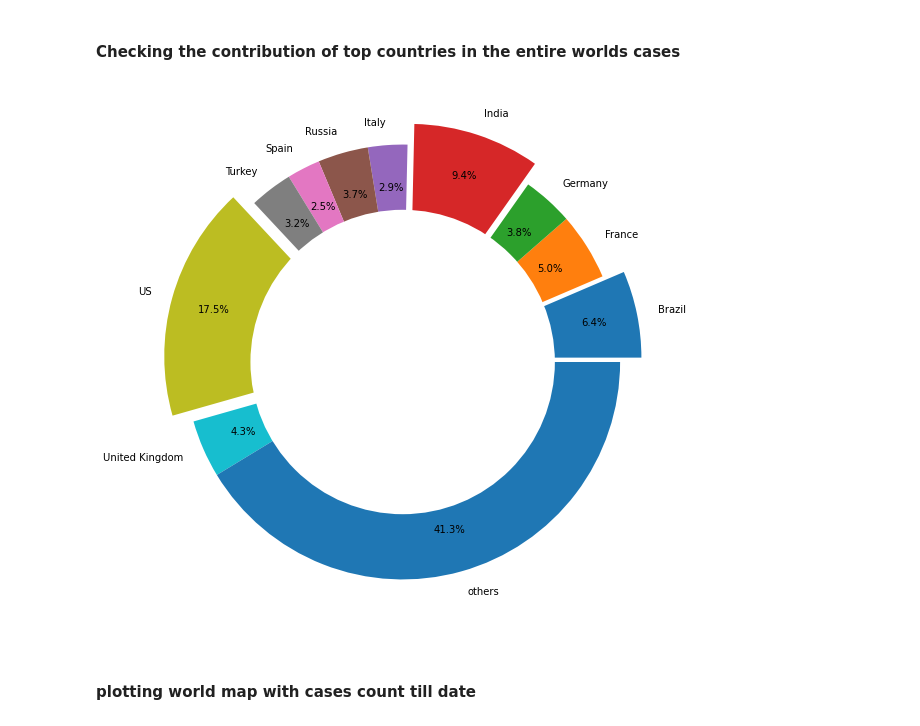
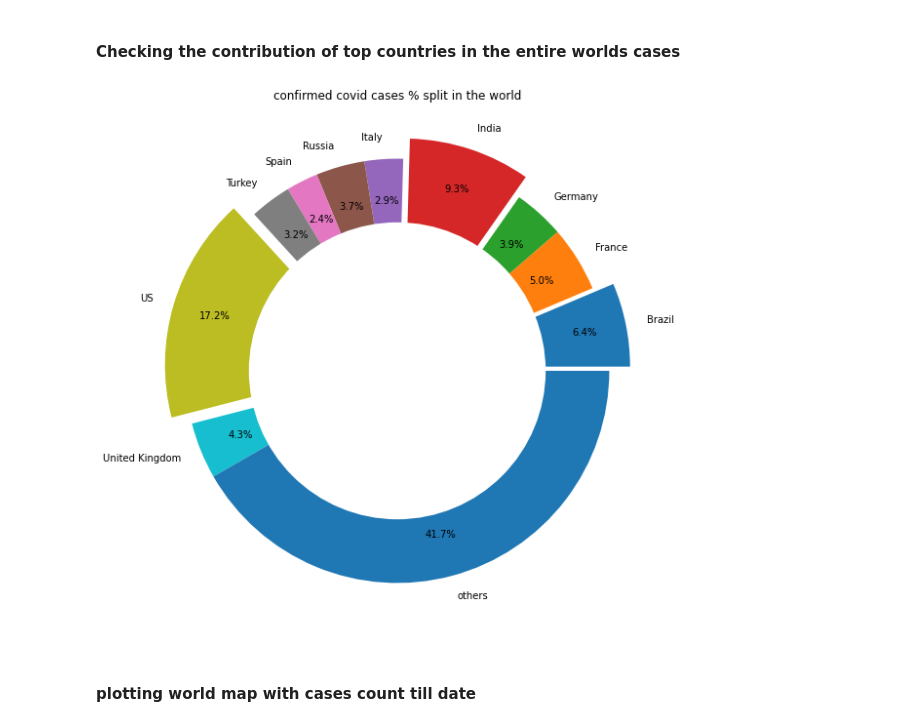
Before and after one commit to tejachalmala/Applied-DataScience-Assignment1, a Jupyter notebook: CovidJHUtimetrends.ipynb, the cells around one changed output. Drawn from its saved outputs; the diff is of its cells as text; code cells hidden in the pictures.

```diff
--- a/CovidJHUtimetrends.ipynb
+++ b/CovidJHUtimetrends.ipynb
@@ -11,6 +16,13 @@ from datetime import datetime
 # %% [markdown]
 ## Static Information
 # %%
-confirmed_global = 'data/time_series_covid19_confirmed_global_new.csv'
-deaths_global = 'data/time_series_covid19_deaths_global_new.csv'
+confirmed_global = 'data/time_series_covid19_confirmed_global.csv'
+deaths_global = 'data/time_series_covid19_deaths_global.csv'
 recovered_global = 'data/time_series_covid19_recovered_global.csv'
+static_cols = ['Province/State', 'Country/Region', 'Lat', 'Long']
+years = ['20','21','22']
+months_mapping = {1:'Jan', 2:'Feb', 3:'Mar', 4:'Apr', 5:'May', 6:'Jun', 7:'Jul', 8:'Aug', 9:'Sep', 10:'Oct', 11:'Nov', 12:'Dec'}
+century = '20'
+this_year = datetime.today().strftime("%y")
+this_month = int(datetime.today().strftime("%m"))
+months = [i for i in range(1,13)]
@@ -18,5 +34,13 @@ recovered_global = 'data/time_series_covid19_recovered_global.csv'
 ## Helper functions needed
 # %%
 def import_data(path):
+    """imports the data from csv into pandas dataframe
+
+    Args:
+        path (str): path where the csv file is present
+
+    Returns:
+        dataframe: loaded pandas dataframe is returned
+    """
     df = pd.read_csv(path)
     return df
@@ -23,7 +56,14 @@ def import_data(path):
 # %%
-def get_daily_counts(confirmed_df):
-    confirmed_df_testing = confirmed_df.copy()
-    static_cols = ['Province/State', 'Country/Region', 'Lat', 'Long']
+def get_daily_counts(cumulative_df):
+    """obtains the daily count increment from a df with cumulative count increments. This is used for plotting the way the cases have increased/decreased over time.
+
+    Args:
+        cumulative_df (dataframe): time series dataframe with cumulative increment in values everyday
+
+    Returns:
+        dataframe: dataframe with individual increments/decrements per day
+    """
+    confirmed_df_testing = cumulative_df.copy()
     c_diff_df = pd.DataFrame()
     for i in range(0, len(confirmed_df_testing.columns)-1):
         if confirmed_df_testing.columns[i] not in static_cols:
@@ -335,19 +401,20 @@ plot_bar_graph(least_deaths_countries.index, least_deaths_countries.values.tolis
 # %%
 confirmed_cases = country_wise_total_df['confirmed']
 compressed_conf = confirmed_cases[confirmed_cases<np.percentile(confirmed_cases, 95)].sum()
 non_compressed_conf = confirmed_cases[confirmed_cases>=np.percentile(confirmed_cases, 95)]
 non_compressed_conf['others'] = compressed_conf
 non_compressed_conf
 
 explode_list = [0.1 if (non_compressed_conf[i]/non_compressed_conf.sum())*100 > 5 else 0 for i in range(0,len(non_compressed_conf)-1)]
 explode_list.append(0)
 plt.figure(figsize=(10,10))
 plt.pie(x = non_compressed_conf, labels = non_compressed_conf.index,autopct='%1.1f%%', explode=explode_list,pctdistance=0.80)
 centre_circle = plt.Circle((0,0),0.70,fc='white')
+plt.title('confirmed covid cases % split in the world')
 fig = plt.gcf()
 fig.gca().add_artist(centre_circle)
 plt.show()
 # %% [output]
-[figure, old version]
+[figure, new version]
 # %% [markdown]
 #### plotting world map with cases count till date
```
Also changed, not shown: parts of 37 cells of this notebook, 9 other files.
